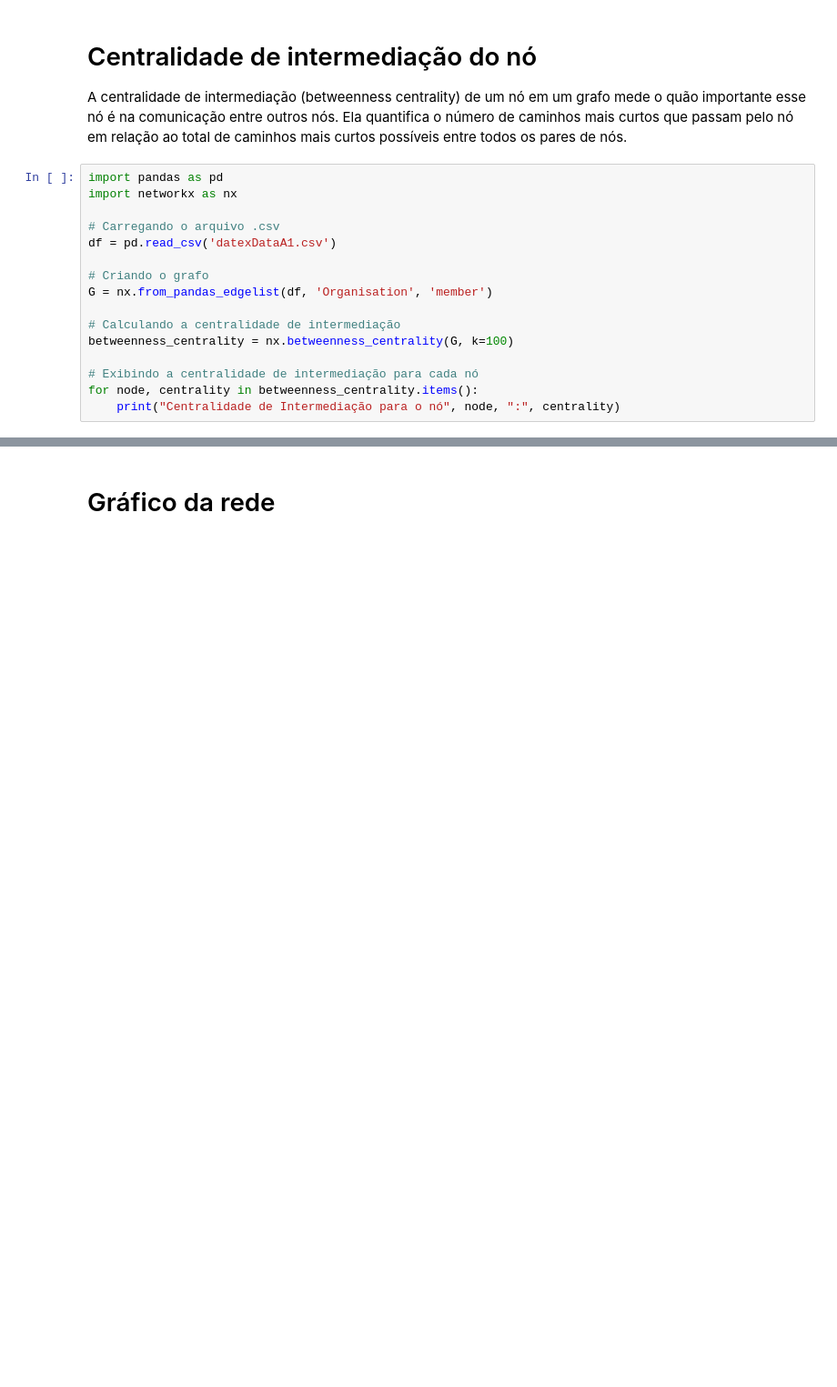
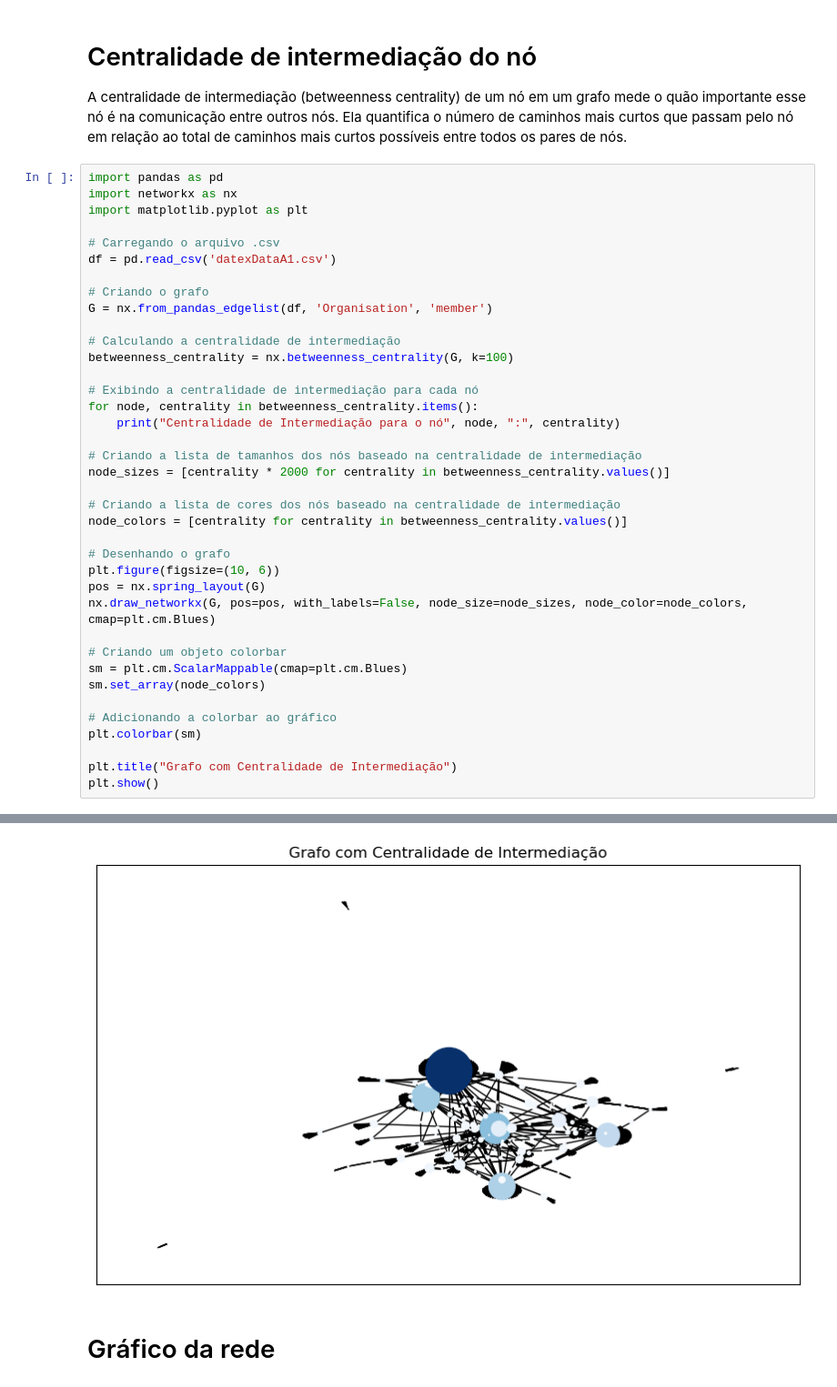
Before and after one commit to AlanOliveira43/ProjetoAnalise_U3, a Jupyter notebook: Analise/Notebook.ipynb, the cells around one changed output, grey strips where cells are left out. Shown at 91% size. Drawn from its saved outputs; the diff is of its cells as text; blank space fills up the shorter version.

```diff
--- a/Analise/Notebook.ipynb
+++ b/Analise/Notebook.ipynb
@@ -430,6 +440,7 @@ A centralidade de intermediação (betweenness centrality) de um nó em um grafo
 # %%
 import pandas as pd
 import networkx as nx
+import matplotlib.pyplot as plt
 
 # Carregando o arquivo .csv
 df = pd.read_csv('datexDataA1.csv')
@@ -443,4 +454,25 @@ betweenness_centrality = nx.betweenness_centrality(G, k=100)
 # Exibindo a centralidade de intermediação para cada nó
 for node, centrality in betweenness_centrality.items():
     print("Centralidade de Intermediação para o nó", node, ":", centrality)
+
+# Criando a lista de tamanhos dos nós baseado na centralidade de intermediação
+node_sizes = [centrality * 2000 for centrality in betweenness_centrality.values()]
+
+# Criando a lista de cores dos nós baseado na centralidade de intermediação
+node_colors = [centrality for centrality in betweenness_centrality.values()]
+
+# Desenhando o grafo
+plt.figure(figsize=(10, 6))
+pos = nx.spring_layout(G)
+nx.draw_networkx(G, pos=pos, with_labels=False, node_size=node_sizes, node_color=node_colors, cmap=plt.cm.Blues)
+
+# Criando um objeto colorbar
+sm = plt.cm.ScalarMappable(cmap=plt.cm.Blues)
+sm.set_array(node_colors)
+
+# Adicionando a colorbar ao gráfico
+plt.colorbar(sm)
+
+plt.title("Grafo com Centralidade de Intermediação")
+plt.show()
 # %% [output]
@@ -464,3 +497,4 @@ Centralidade
+[figure, added]
 # %% [markdown]
 # Gráfico da rede
 # %%
```
Also changed, not shown: parts of 2 cells of this notebook.
